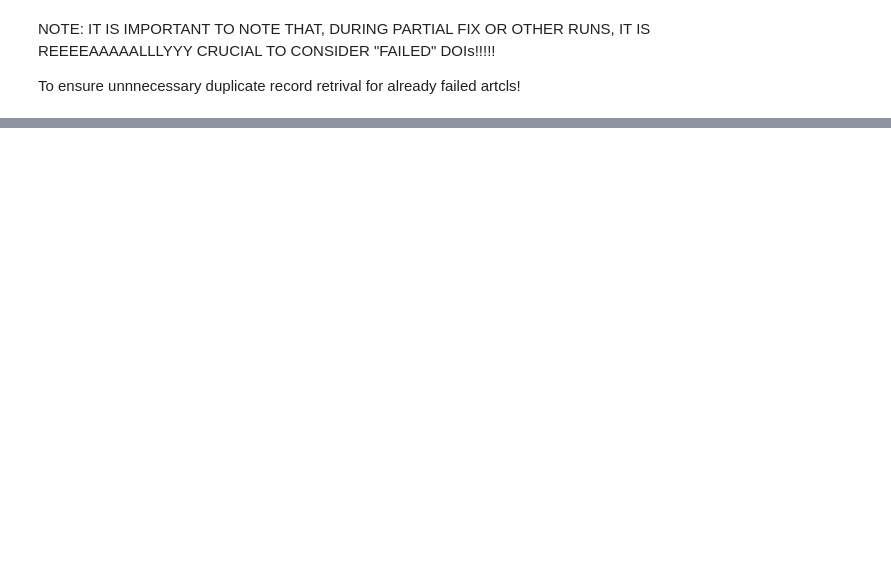
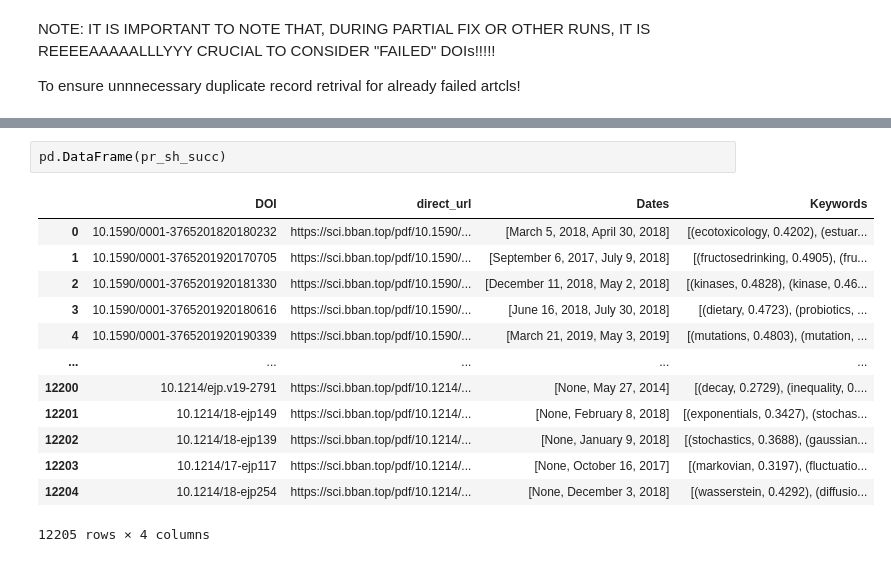
Before and after one commit to Oz-like-the-Wizard/Investigating-the-delay-times-in-academic-publishing, a Jupyter notebook: part7c-q1_jnrl_final_extraction.ipynb, the cells around one changed output, grey strips where cells are left out. Saved outputs shown, nothing was run; the diff lists cells and outputs as text; blank space fills up the shorter version.

```diff
--- a/part7c-q1_jnrl_final_extraction.ipynb
+++ b/part7c-q1_jnrl_final_extraction.ipynb
@@ -835,0 +1216,16 @@ q1_jrnl_df.fillna(0)[q1_jrnl_df.fillna(0).Required_Count < q1_jrnl_df.fillna(0).
+# %%
+pd.DataFrame(pr_sh_succ)
+# %% [output]
+|  | DOI | direct_url | Dates | Keywords |
+| 0 | 10.1590/0001-3765201820180232 | https://sci.bban.top/pdf/10.1590/... | [March 5, 2018, April 30, 2018] | [(ecotoxicology, 0.4202), (estuar... |
+| 1 | 10.1590/0001-3765201920170705 | https://sci.bban.top/pdf/10.1590/... | [September 6, 2017, July 9, 2018] | [(fructosedrinking, 0.4905), (fru... |
+| 2 | 10.1590/0001-3765201920181330 | https://sci.bban.top/pdf/10.1590/... | [December 11, 2018, May 2, 2018] | [(kinases, 0.4828), (kinase, 0.46... |
+| 3 | 10.1590/0001-3765201920180616 | https://sci.bban.top/pdf/10.1590/... | [June 16, 2018, July 30, 2018] | [(dietary, 0.4723), (probiotics, ... |
+| 4 | 10.1590/0001-3765201920190339 | https://sci.bban.top/pdf/10.1590/... | [March 21, 2019, May 3, 2019] | [(mutations, 0.4803), (mutation, ... |
+| ... | ... | ... | ... | ... |
+| 12200 | 10.1214/ejp.v19-2791 | https://sci.bban.top/pdf/10.1214/... | [None, May 27, 2014] | [(decay, 0.2729), (inequality, 0.... |
+| 12201 | 10.1214/18-ejp149 | https://sci.bban.top/pdf/10.1214/... | [None, February 8, 2018] | [(exponentials, 0.3427), (stochas... |
+| 12202 | 10.1214/18-ejp139 | https://sci.bban.top/pdf/10.1214/... | [None, January 9, 2018] | [(stochastics, 0.3688), (gaussian... |
+| 12203 | 10.1214/17-ejp117 | https://sci.bban.top/pdf/10.1214/... | [None, October 16, 2017] | [(markovian, 0.3197), (fluctuatio... |
+| 12204 | 10.1214/18-ejp254 | https://sci.bban.top/pdf/10.1214/... | [None, December 3, 2018] | [(wasserstein, 0.4292), (diffusio... |
+12205 rows × 4 columns
```
Also changed, not shown: parts of 68 cells of this notebook, 5 other files.
